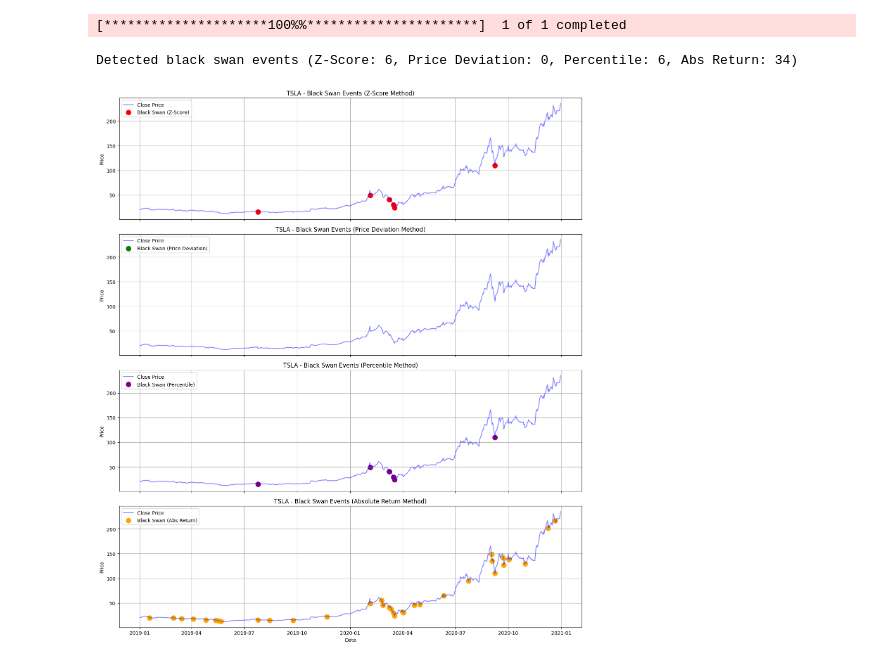
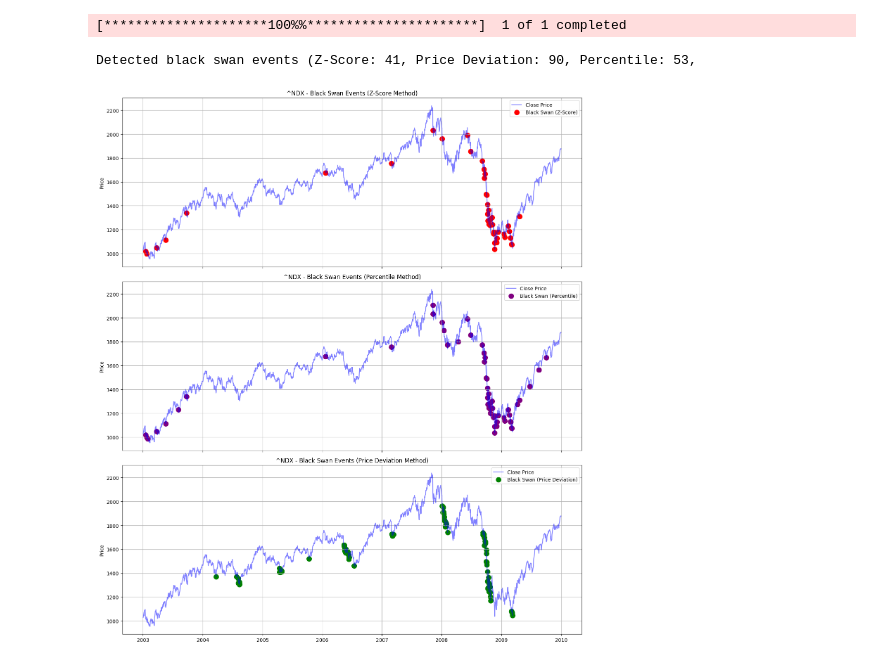
Before and after one commit to HowaiMak/BLK_SWAN_COMPAR, a Jupyter notebook: Black_Swan.ipynb, the cells around one changed output. Saved outputs shown, nothing was run; the diff lists cells and outputs as text; code cells hidden in the pictures.

```diff
--- a/Black_Swan.ipynb
+++ b/Black_Swan.ipynb
@@ -151,23 +135,22 @@ def plot_black_swan_events(ticker, data):
     plt.show()
 # %%
 # Example usage
-ticker = 'TSLA'
-start_date = '2019-01-01'
+ticker = '^NDX'
+start_date = '2003-01-01'
 
 # Fetch stock data
 stock_data = fetch_stock_data(ticker, start_date)
 
 # Detect black swan events using all methods
 stock_data, black_swan_events = detect_black_swan_events(stock_data,
-                                                         z_threshold=-3,
-                                                         window=20,
-                                                         deviation_threshold=-3,
-                                                         percentile_threshold=1,
-                                                         abs_return_threshold=-0.05)
+                                                         z_threshold=-2,
+                                                         percentile_threshold=3,
+                                                         window=70,
+                                                         deviation_threshold=-2)
 
 # Plot black swan events separately for each method
 plot_black_swan_events(ticker, stock_data)
 # %% [output]
 [*********************100%%**********************]  1 of 1 completed
-Detected black swan events (Z-Score: 6, Price Deviation: 0, Percentile: 6, Abs Return: 34)
+Detected black swan events (Z-Score: 41, Price Deviation: 90, Percentile: 53,
-[figure, old version]
+[figure, new version]
```
Also changed, not shown: parts of 1 cell of this notebook.
